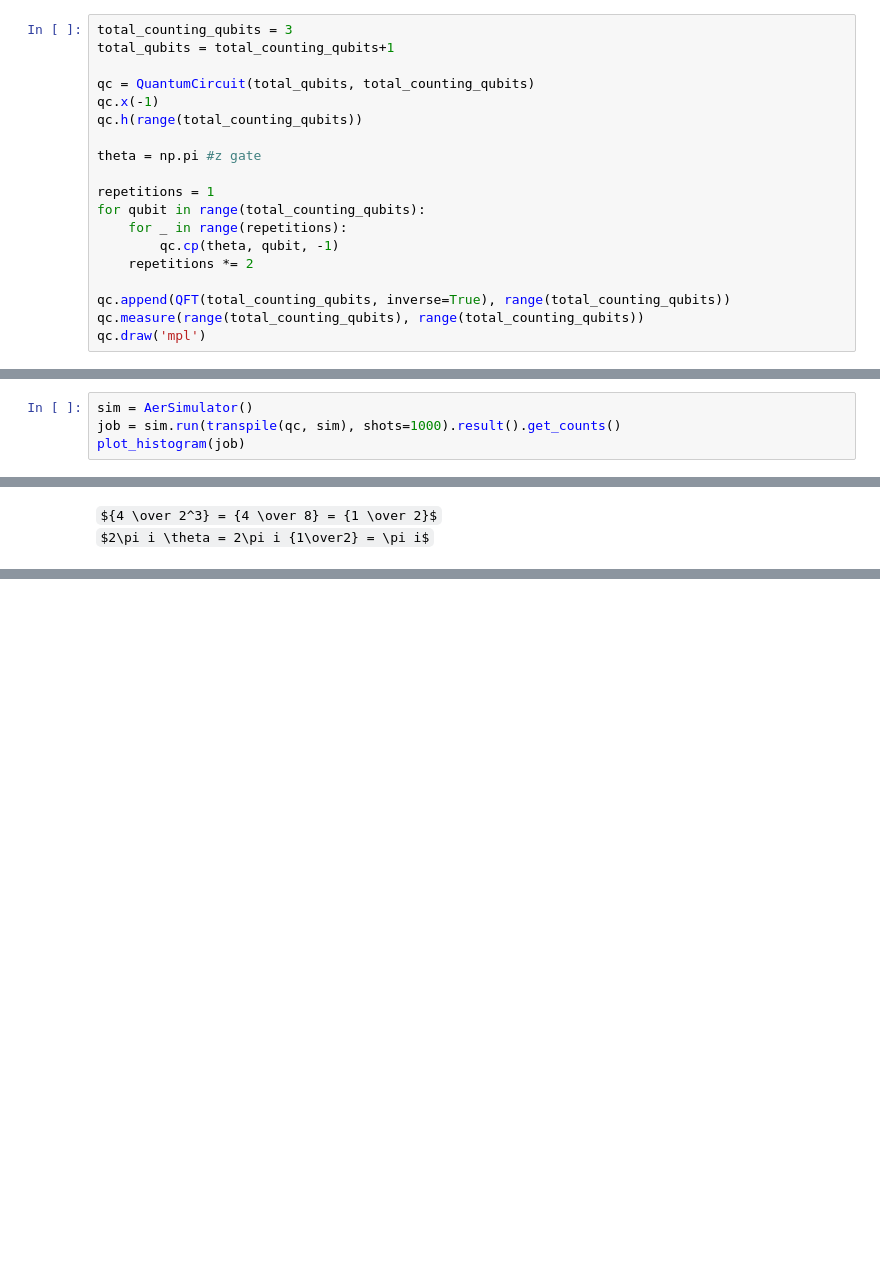
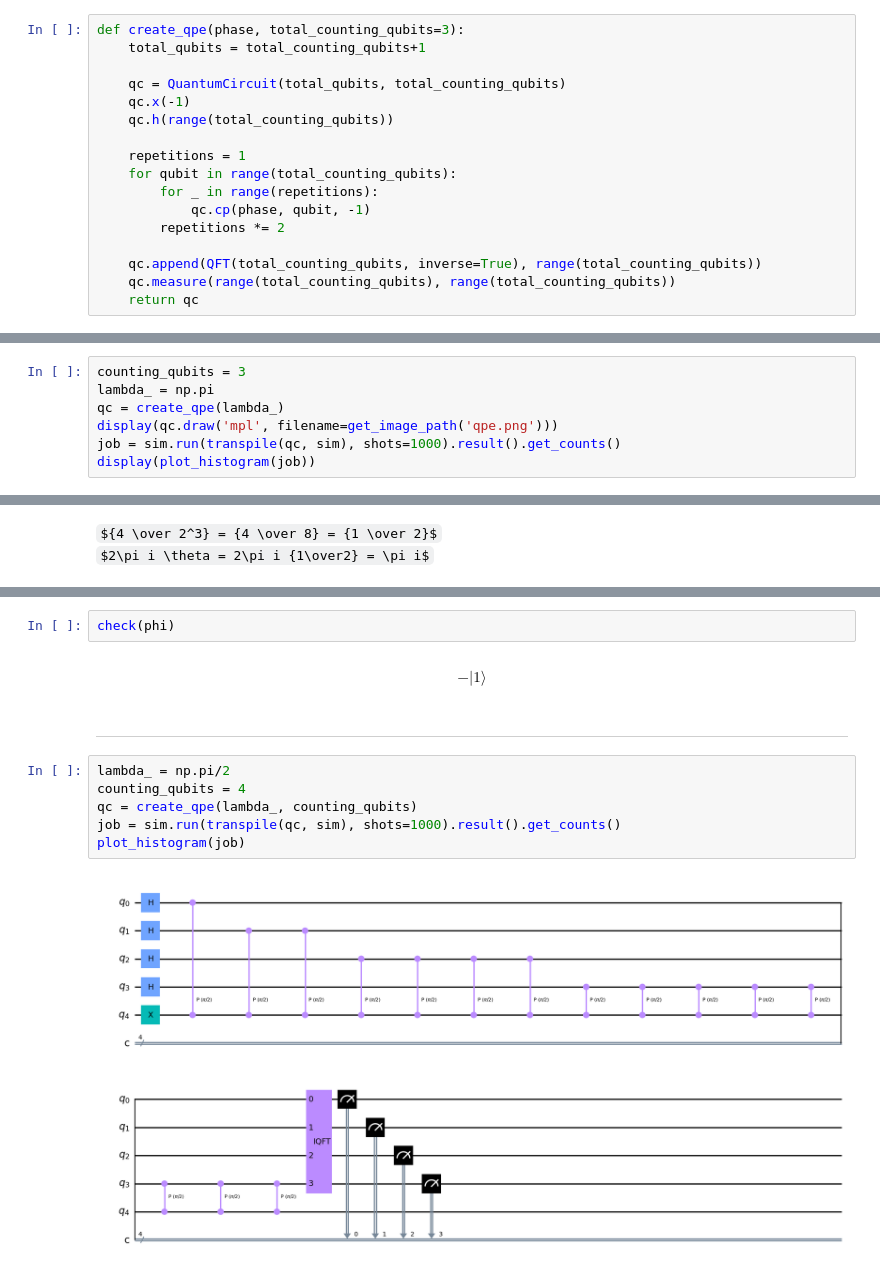
Before and after one commit to Dpbm/scientific-research-1-quantum-oracles, a Jupyter notebook: code/phase estimation.ipynb, the cells around one changed output, grey strips where cells are left out. Cells and saved outputs as stored; diff of their text form; some formulas as TeX source; blank space fills up the shorter version.

```diff
--- a/code/phase estimation.ipynb
+++ b/code/phase estimation.ipynb
@@ -8,19 +11,17 @@ import numpy as np
 # %%
-total_counting_qubits = 3
-total_qubits = total_counting_qubits+1
+def create_qpe(phase, total_counting_qubits=3):
+    total_qubits = total_counting_qubits+1
 
-qc = QuantumCircuit(total_qubits, total_counting_qubits)
-qc.x(-1)
-qc.h(range(total_counting_qubits))
+    qc = QuantumCircuit(total_qubits, total_counting_qubits)
+    qc.x(-1)
+    qc.h(range(total_counting_qubits))
 
-theta = np.pi #z gate
+    repetitions = 1
+    for qubit in range(total_counting_qubits):
+        for _ in range(repetitions):
+            qc.cp(phase, qubit, -1)
+        repetitions *= 2
 
-repetitions = 1
-for qubit in range(total_counting_qubits):
-    for _ in range(repetitions):
-        qc.cp(theta, qubit, -1)
-    repetitions *= 2
-
-qc.append(QFT(total_counting_qubits, inverse=True), range(total_counting_qubits))
-qc.measure(range(total_counting_qubits), range(total_counting_qubits))
-qc.draw('mpl')
+    qc.append(QFT(total_counting_qubits, inverse=True), range(total_counting_qubits))
+    qc.measure(range(total_counting_qubits), range(total_counting_qubits))
+    return qc
@@ -29,5 +30,8 @@ qc.draw('mpl')
 # %%
-sim = AerSimulator()
+counting_qubits = 3
+lambda_ = np.pi
+qc = create_qpe(lambda_)
+display(qc.draw('mpl', filename=get_image_path('qpe.png')))
 job = sim.run(transpile(qc, sim), shots=1000).result().get_counts()
-plot_histogram(job)
+display(plot_histogram(job))
 # %% [output]
@@ -37,0 +68,14 @@ $2\pi i \theta = 2\pi i {1\over2} = \pi i$
+# %%
+check(phi)
+# %% [output]
+$$- |1\rangle$$
+# %% [markdown]
+---
+# %%
+lambda_ = np.pi/2
+counting_qubits = 4
+qc = create_qpe(lambda_, counting_qubits)
+job = sim.run(transpile(qc, sim), shots=1000).result().get_counts()
+plot_histogram(job)
+# %% [output]
+[figure, added]
```
Also changed, not shown: parts of 12 cells of this notebook, 1 other file.
